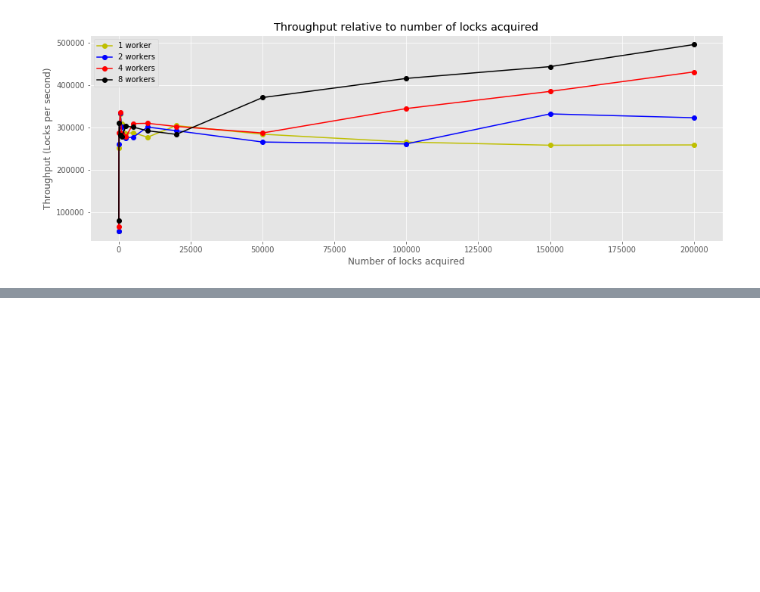
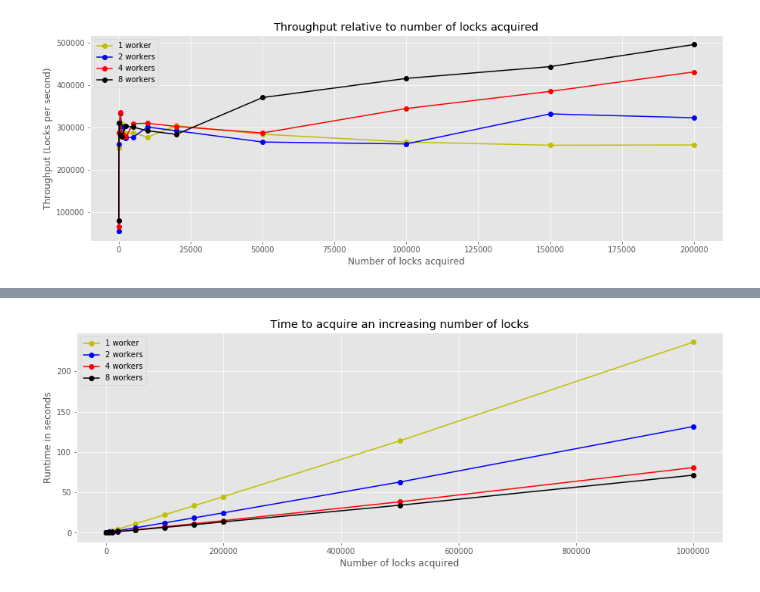
Before and after one commit to shangsuru/verifiable-lockmanager, a Jupyter notebook: benchmark/evaluation/evaluation.ipynb, the cells around one changed output, grey strips where cells are left out. Saved outputs shown, nothing was run; the diff lists cells and outputs as text; code cells hidden in the pictures; blank space fills up the shorter version.

```diff
--- a/benchmark/evaluation/evaluation.ipynb
+++ b/benchmark/evaluation/evaluation.ipynb
@@ -8,15 +8,20 @@ plt.style.use("ggplot")
 numThreads = [1, 2, 4, 8]
 colors = ["yo-", "bo-", "ro-", "ko-"]
 labels = ["1 worker", "2 workers", "4 workers", "8 workers"]
-numLocks = [
-      10,    100,   500,    1000,   2500,  5000, 10000,
-      20000, 50000, 100000, 150000, 200000
-]
 
 insecure = pd.read_csv("insecure.csv")
 insecureBiggerLockTable = pd.read_csv("insecureLockTableSize100k.csv")
 insecureEvenBiggerLockTable = pd.read_csv("insecureLockTableSize200k.csv")
+demand_paging = pd.read_csv("demand_paging.csv")
 demandPagingMemoryConsumption = pd.read_csv("stackHeapSizes.csv")
+
+def getNumLocks(data):
+  numLocks = set()
+  for locks in data["locks"]:
+        numLocks.add(locks)
+  listNumLocks =  list(numLocks)
+  listNumLocks.sort()
+  return listNumLocks
 # %%
 # An experiment with the same parameters (number of locks, number of threads)
 # is repeated multiple times.
@@ -106,0 +116,4 @@ plot_memory_consumption(demandPagingMemoryConsumption)
+# %%
+plot_runtime(demand_paging)
+# %% [output]
+[figure, added]
```
Also changed, not shown: parts of 3 cells of this notebook, 3 other files.
